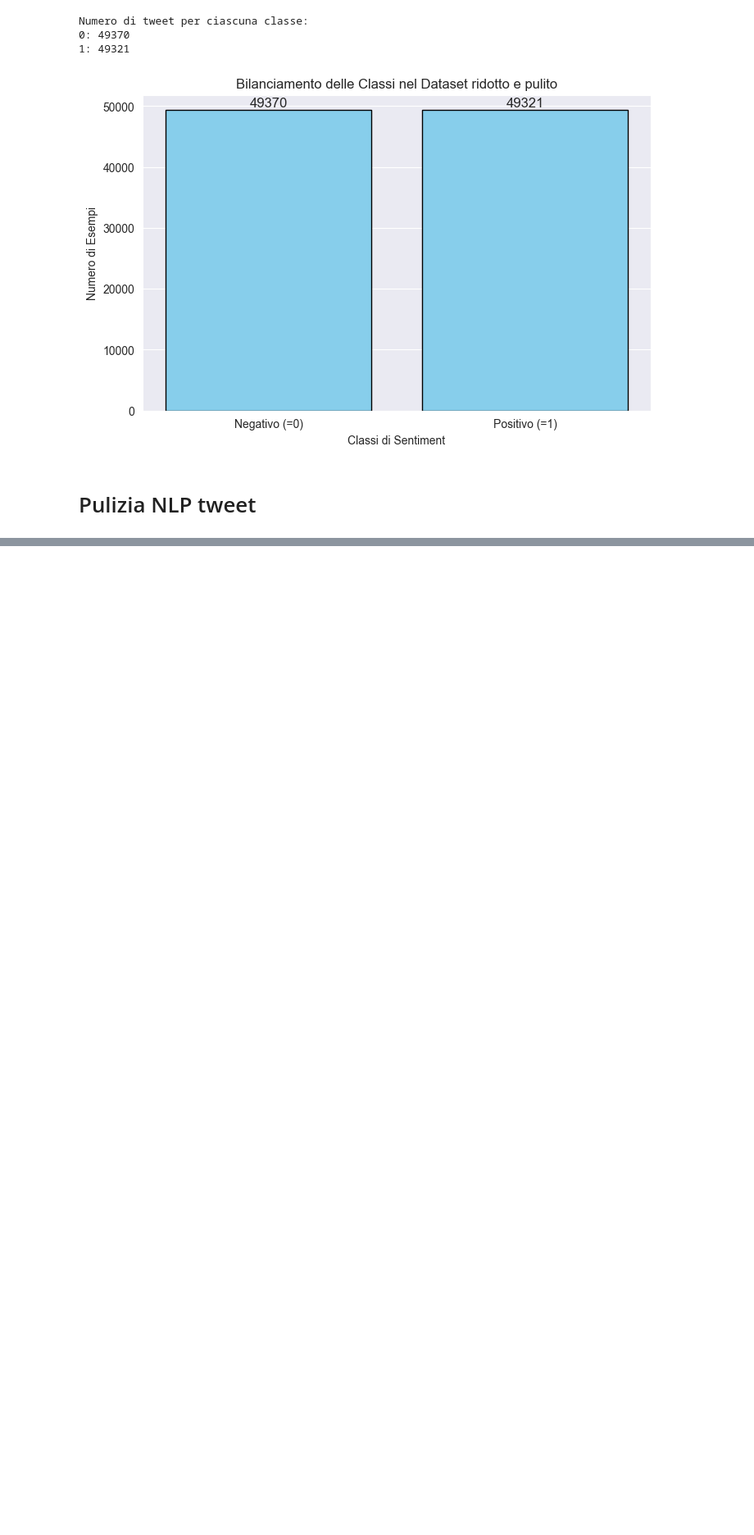
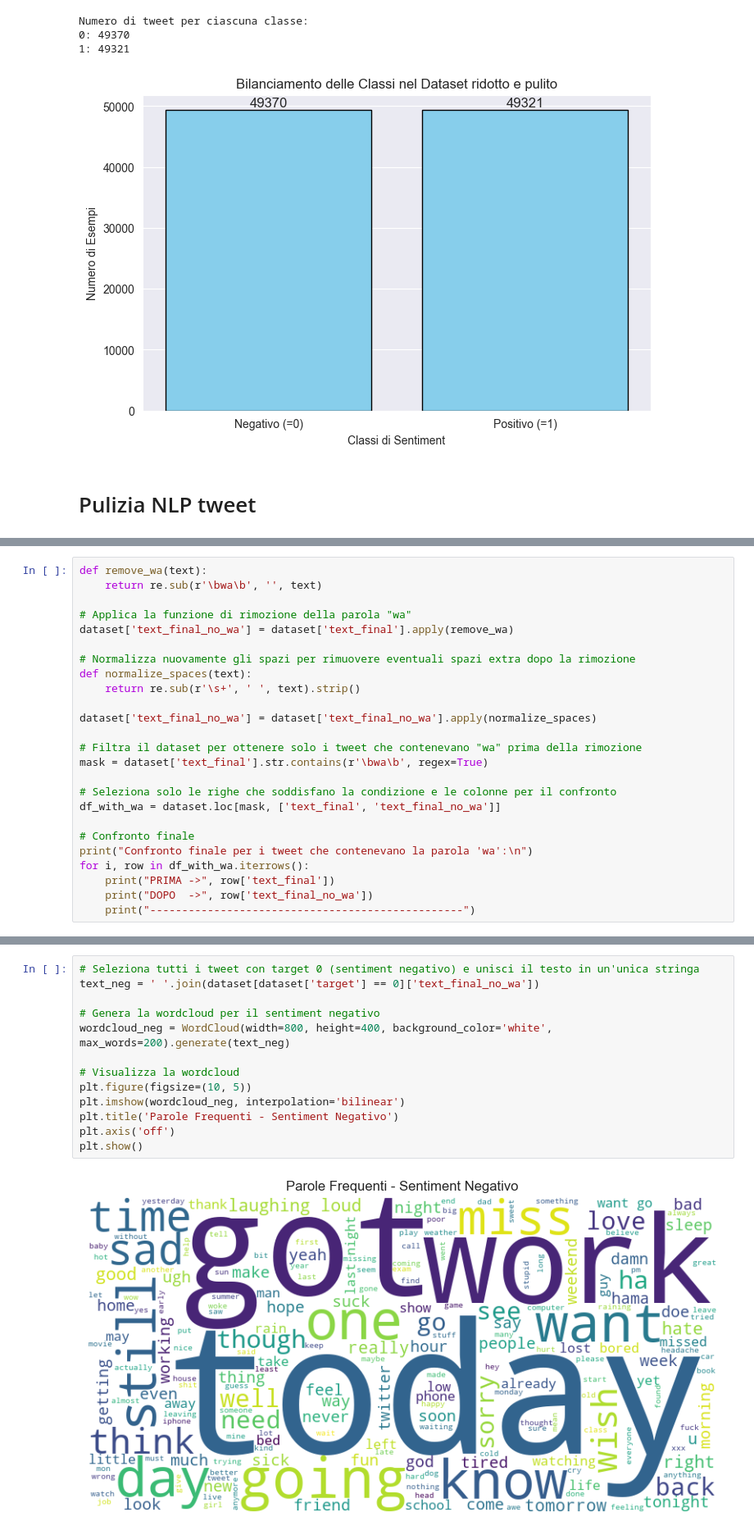
Before and after one commit to Giop378/SentAI, a Jupyter notebook: src/02_data_preparation/data_preparation.ipynb, the cells around one changed output, grey strips where cells are left out. Shown at 82% size. Drawn from its saved outputs; the diff is of its cells as text; blank space fills up the shorter version.

```diff
--- a/src/02_data_preparation/data_preparation.ipynb
+++ b/src/02_data_preparation/data_preparation.ipynb
@@ -202,0 +802,25 @@ Numero di tweet per ciascuna classe:
+# %%
+def remove_wa(text):
+    return re.sub(r'\bwa\b', '', text)
+
+# Applica la funzione di rimozione della parola "wa"
+dataset['text_final_no_wa'] = dataset['text_final'].apply(remove_wa)
+
+# Normalizza nuovamente gli spazi per rimuovere eventuali spazi extra dopo la rimozione
+def normalize_spaces(text):
+    return re.sub(r'\s+', ' ', text).strip()
+
+dataset['text_final_no_wa'] = dataset['text_final_no_wa'].apply(normalize_spaces)
+
+# Filtra il dataset per ottenere solo i tweet che contenevano "wa" prima della rimozione
+mask = dataset['text_final'].str.contains(r'\bwa\b', regex=True)
+
+# Seleziona solo le righe che soddisfano la condizione e le colonne per il confronto
+df_with_wa = dataset.loc[mask, ['text_final', 'text_final_no_wa']]
+
+# Confronto finale
+print("Confronto finale per i tweet che contenevano la parola 'wa':\n")
+for i, row in df_with_wa.iterrows():
+    print("PRIMA ->", row['text_final'])
+    print("DOPO  ->", row['text_final_no_wa'])
+    print("-------------------------------------------------")
@@ -202,0 +847,15 @@ Numero di tweet per ciascuna classe:
+# %%
+# Seleziona tutti i tweet con target 0 (sentiment negativo) e unisci il testo in un'unica stringa
+text_neg = ' '.join(dataset[dataset['target'] == 0]['text_final_no_wa'])
+
+# Genera la wordcloud per il sentiment negativo
+wordcloud_neg = WordCloud(width=800, height=400, background_color='white', max_words=200).generate(text_neg)
+
+# Visualizza la wordcloud
+plt.figure(figsize=(10, 5))
+plt.imshow(wordcloud_neg, interpolation='bilinear')
+plt.title('Parole Frequenti - Sentiment Negativo')
+plt.axis('off')
+plt.show()
+# %% [output]
+[figure, added]
```
Also changed, not shown: parts of 37 cells of this notebook, 1 other file.
